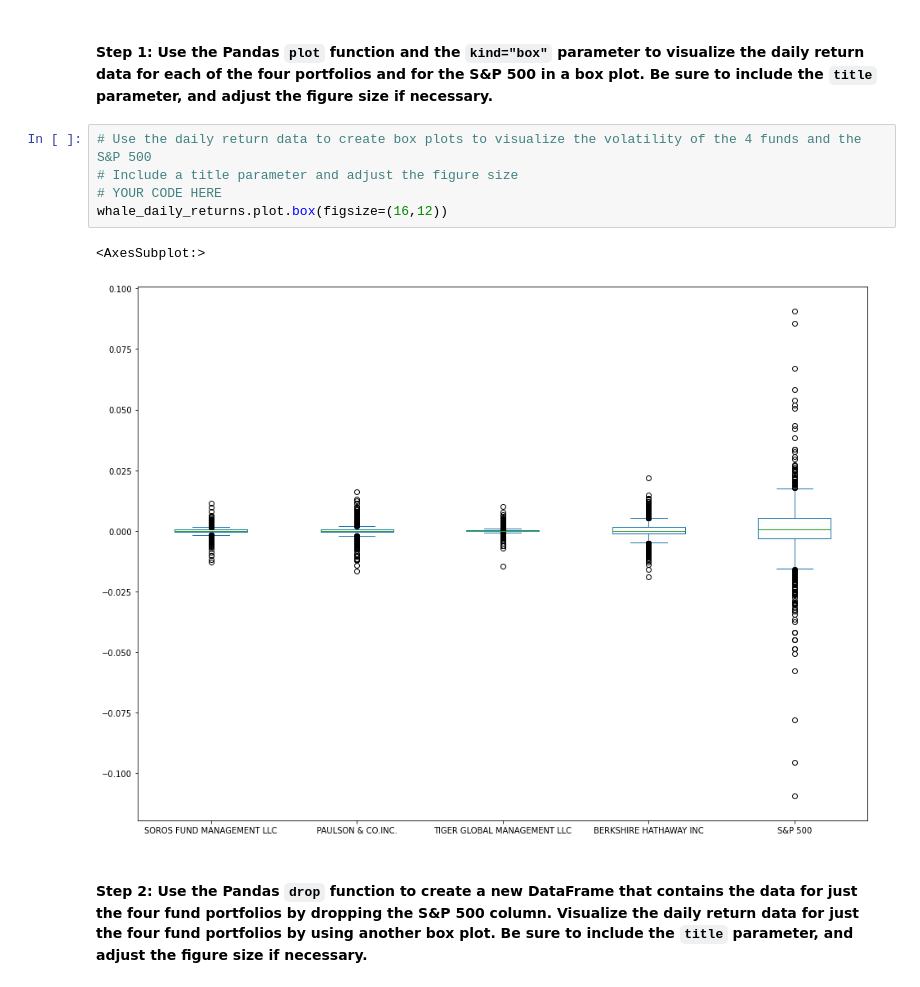
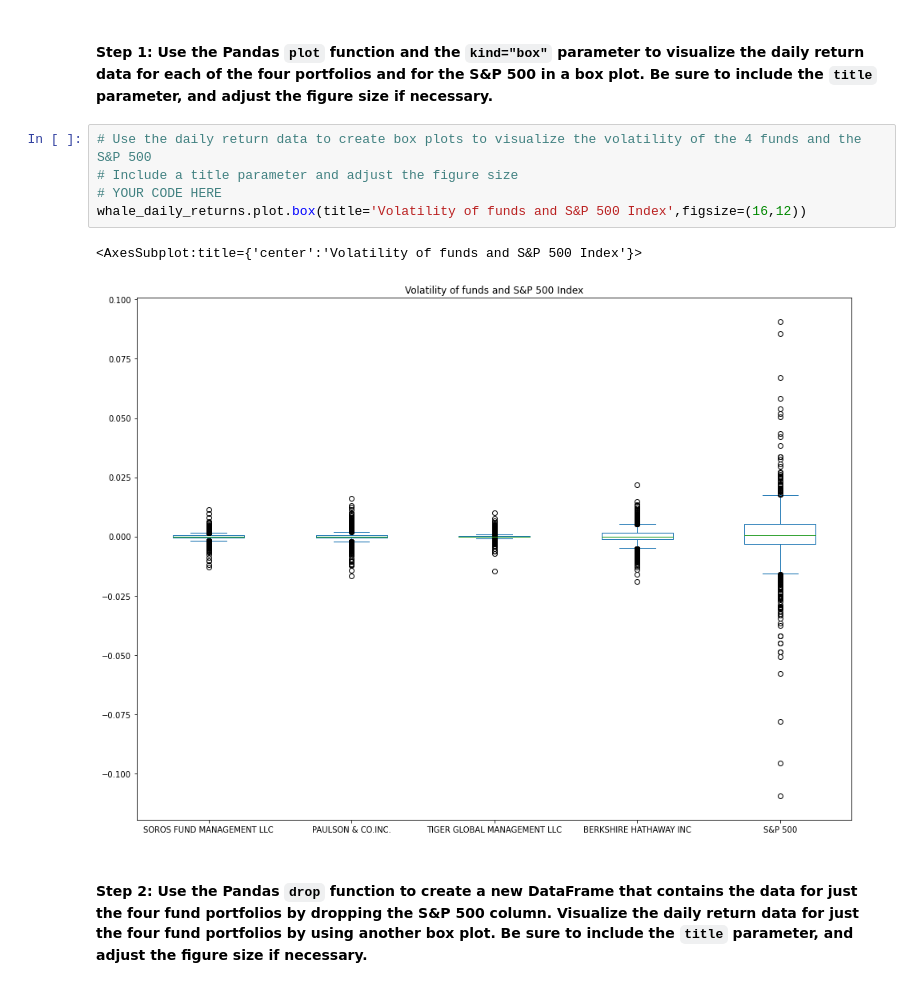
Before and after one commit to rajtolani/Challenge4-Risk-return-analysis, a Jupyter notebook: risk_return_analysis.ipynb, the cells around one changed output. Drawn from its saved outputs; the diff is of its cells as text.

```diff
--- a/risk_return_analysis.ipynb
+++ b/risk_return_analysis.ipynb
@@ -217,11 +205,11 @@ Analyze the volatility of each of the four fund portfolios and of the S&P 500 In
 # %%
 # Use the daily return data to create box plots to visualize the volatility of the 4 funds and the S&P 500
 # Include a title parameter and adjust the figure size
 # YOUR CODE HERE
-whale_daily_returns.plot.box(figsize=(16,12))
+whale_daily_returns.plot.box(title='Volatility of funds and S&P 500 Index',figsize=(16,12))
 # %% [output]
-<AxesSubplot:>
+<AxesSubplot:title={'center':'Volatility of funds and S&P 500 Index'}>
-[figure, old version]
+[figure, new version]
 # %% [markdown]
 #### Step 2: Use the Pandas `drop` function to create a new DataFrame that contains the data for just the four fund portfolios by dropping the S&P 500 column. Visualize the daily return data for just the four fund portfolios by using another box plot. Be sure to include the `title` parameter, and adjust the figure size if necessary.
 # %%
```
Also changed, not shown: parts of 3 cells of this notebook.
